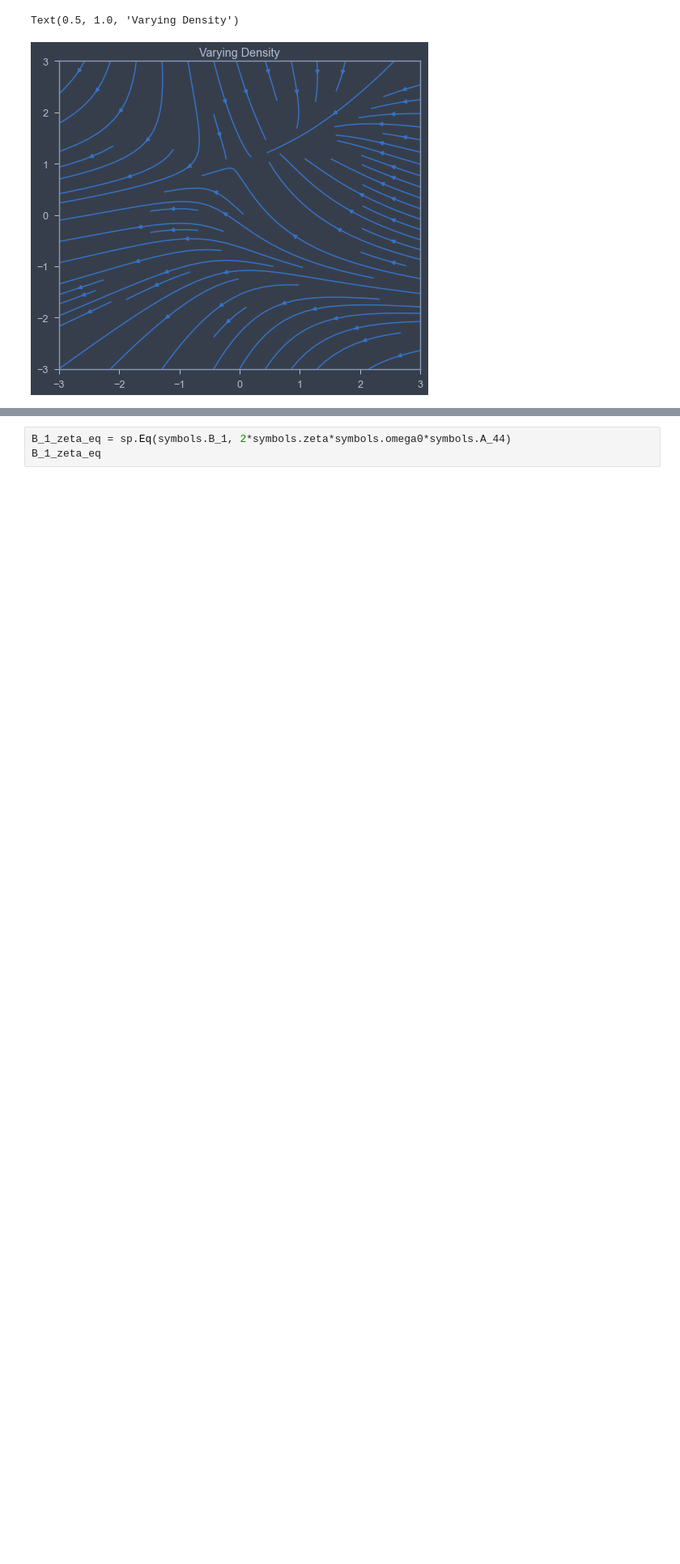
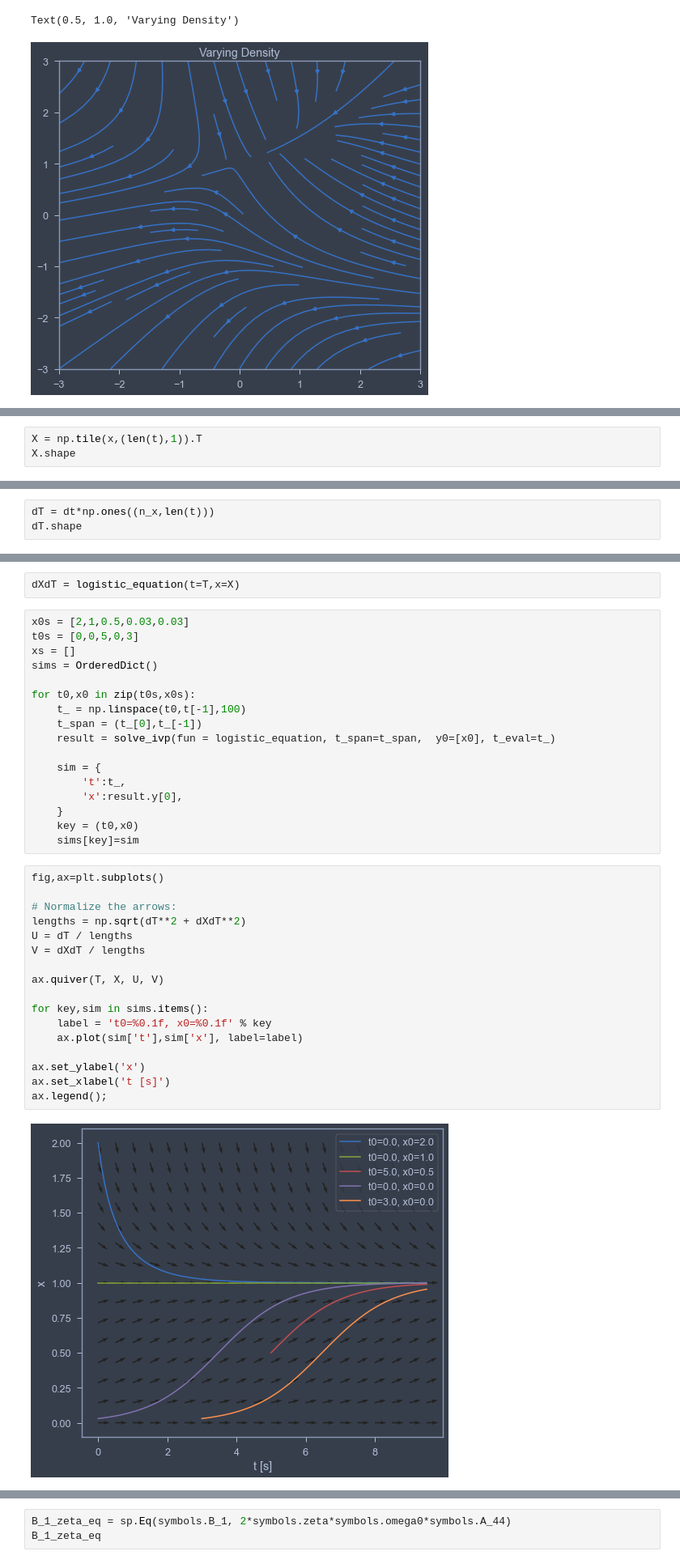
Before and after one commit to martinlarsalbert/Prediction-of-roll-motion-using-fully-nonlinear-potential-flow-and-Ikedas-method, a Jupyter notebook: notebooks/05.1_phase_plane_plot.ipynb, the cells around one changed output, grey strips where cells are left out. Shown at 81% size. Drawn from its saved outputs; the diff is of its cells as text; blank space fills up the shorter version.

```diff
--- a/notebooks/05.1_phase_plane_plot.ipynb
+++ b/notebooks/05.1_phase_plane_plot.ipynb
@@ -89,0 +110,3 @@ Text(0.5, 1.0, 'Varying Density')
+# %%
+X = np.tile(x,(len(t),1)).T
+X.shape
@@ -89,0 +115,3 @@ Text(0.5, 1.0, 'Varying Density')
+# %%
+dT = dt*np.ones((n_x,len(t)))
+dT.shape
@@ -89,0 +120,38 @@ Text(0.5, 1.0, 'Varying Density')
+# %%
+dXdT = logistic_equation(t=T,x=X)
+# %%
+x0s = [2,1,0.5,0.03,0.03]
+t0s = [0,0,5,0,3]
+xs = []
+sims = OrderedDict()
+
+for t0,x0 in zip(t0s,x0s):
+    t_ = np.linspace(t0,t[-1],100)
+    t_span = (t_[0],t_[-1])
+    result = solve_ivp(fun = logistic_equation, t_span=t_span,  y0=[x0], t_eval=t_)
+
+    sim = {
+        't':t_,
+        'x':result.y[0],
+    }
+    key = (t0,x0)
+    sims[key]=sim
+# %%
+fig,ax=plt.subplots()
+
+# Normalize the arrows:
+lengths = np.sqrt(dT**2 + dXdT**2)
+U = dT / lengths
+V = dXdT / lengths
+
+ax.quiver(T, X, U, V)
+
+for key,sim in sims.items():
+    label = 't0=%0.1f, x0=%0.1f' % key
+    ax.plot(sim['t'],sim['x'], label=label)
+
+ax.set_ylabel('x')
+ax.set_xlabel('t [s]')
+ax.legend();
+# %% [output]
+[figure, added]
```
Also changed, not shown: parts of 12 cells of this notebook.
